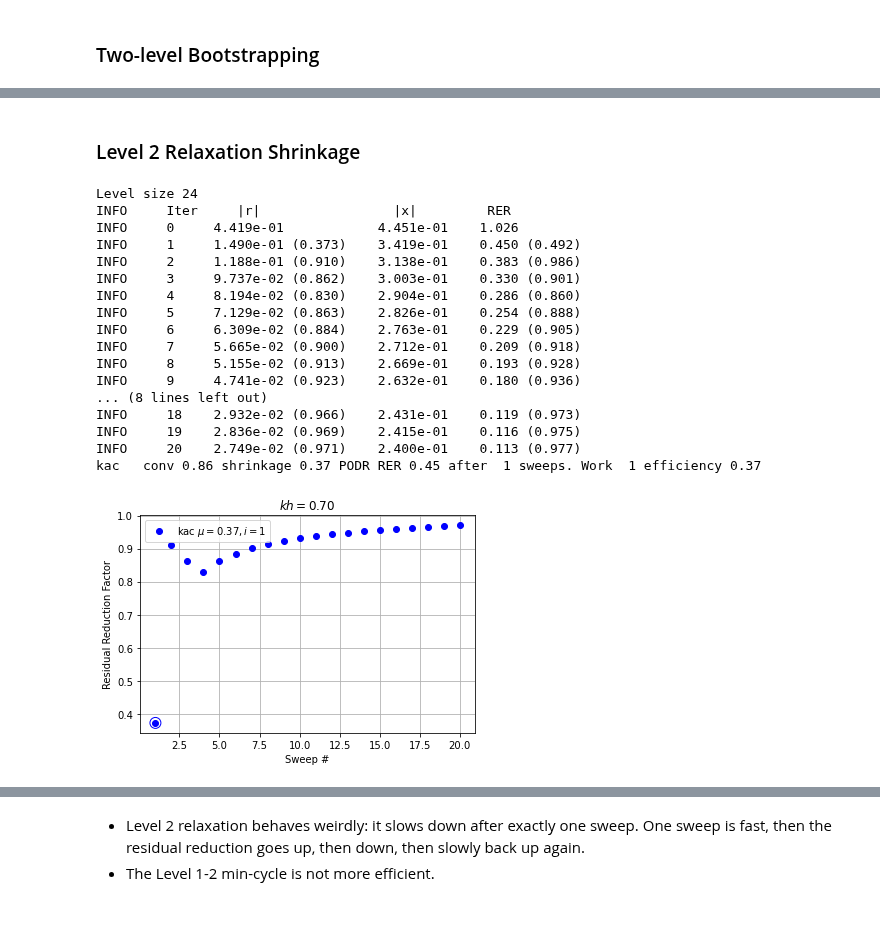
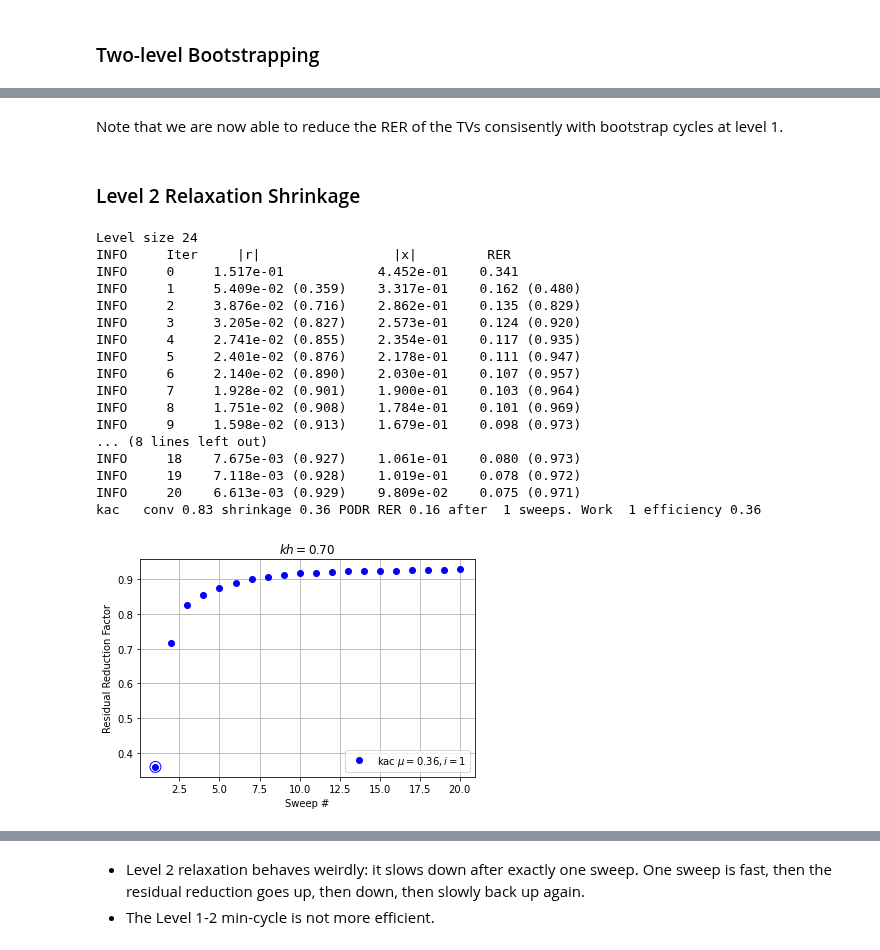
Before and after one commit to 436ahsan/Helmholtz, a Jupyter notebook: notebooks/multilevel_uniform_agg_size.ipynb, the cells around one changed output, grey strips where cells are left out. Saved outputs shown, nothing was run; the diff lists cells and outputs as text; code cells hidden in the pictures; blank space fills up the shorter version.

Commit message:
Got the entire setup phase to be automatic. Sometimes it leads to a good cycle, ometimes not, for the reptitive Helmholtz 1D case.

```diff
--- a/notebooks/multilevel_uniform_agg_size.ipynb
+++ b/notebooks/multilevel_uniform_agg_size.ipynb
@@ -63,7 +72,7 @@ Given an iterative method, we can calculate whether it's a good smoothing candid
 # %% [markdown]
 ### Relaxation Shrinkage Factor
 # %%
-kh_values = [0, 0.5]
+kh_values = [0, kh]
 fig, axs = plt.subplots(1, len(kh_values), figsize=(12, 4))
 
 kaczmarz = lambda a: hm.solve.relax.KaczmarzRelaxer(a, scipy.sparse.eye(a.shape[0]))
@@ -82,7 +91,7 @@ for kh_value, ax in zip(kh_values, axs):
         method = relax(a_kh)
         factor, num_sweeps, residual, conv, rer, conv_factor = hm.solve.smoothing.shrinkage_factor(
             operator, lambda x, b: method.step(x, b), (a_kh.shape[0], ),
-            print_frequency=None, max_sweeps=20, slow_conv_factor=1.1)
+            print_frequency=None, max_sweeps=20, slow_conv_factor=1.1, leeway_factor=leeway_factor)
         hm.solve.smoothing.plot_diminishing_returns_point(factor, num_sweeps, conv, ax, title=title, color=color)
         print("{:<5s} conv {:.2f} shrinkage {:.2f} PODR RER {:.2f} after {:>2d} sweeps. Work {:>2d} efficiency {:.2f}".format(
             title, conv_factor, factor, np.mean(rer[num_sweeps]), num_sweeps, work, np.mean(residual[num_sweeps] / residual[0]) ** (1/(num_sweeps * work))))
@@ -200,7 +210,7 @@ for i in range(num_bootstrap_steps):
     # Set relax_conv_factor to a high value so that we never append a bootstrap vector to the TV set.
     x, multilevel = hm.setup.auto_setup.bootstap(
         x, multilevel, num_levels, 2.0,
-        num_sweeps=num_sweeps, interpolation_method=interpolation_method)
+        num_sweeps=num_sweeps, interpolation_method=interpolation_method, neighborhood=neighborhood, repetitive=repetitive)
     x_log.append(x)
     r_log.append(multilevel.level[1].r)
     _LOGGER.info("RER {:.6f}".format(norm(a.dot(x)) / norm(x)))
@@ -222,0 +237,11 @@ INFO     -----------------------------------------------------------------------
+# %%
+p = multilevel.level[1].p
+r = multilevel.level[1].r
+x_fit, x_test = x[:, :-num_test_examples], x[:, -num_test_examples:]
+e = x - p.dot(r.dot(x))
+error = norm(e, axis=0) / norm(x, axis=0)
+error_a = norm(level.a.dot(e), axis=0) / norm(x, axis=0)
+print(error_a)
+print(e[2])
+print(p[2].todense())
+print(x[2])
@@ -285,19 +334,19 @@ INFO     Relax conv 0.95 shrinkage 0.71 PODR RER 0.05 after 9 sweeps. Work 3.5 e
 # %%
 num_examples = 20
 max_levels = 2
-num_bootstrap_steps = 3
+num_bootstrap_steps = 1
 
 x_log = []
 r_log = []
 
 # Initialize hierarchy to 1-level and fine-level test functions to random.
 finest = 0
-multilevel = hm.hierarchy.multilevel.Multilevel(level)
+multilevel1 = hm.hierarchy.multilevel.Multilevel(level)
 _LOGGER.info("Relax at level {} size {}".format(finest, level.size))
 b = np.zeros((level.a.shape[0], num_examples))
 factor, num_sweeps, residual, conv, rer, relax_conv_factor = hm.solve.smoothing.shrinkage_factor(
     level.operator, lambda x, b: level.relax(x, b), (level.a.shape[0], ),
-    print_frequency=None, max_sweeps=20, slow_conv_factor=1.1)
+    print_frequency=None, max_sweeps=20, slow_conv_factor=1.1, leeway_factor=leeway_factor)
 _LOGGER.info("Relax conv {:.2f} shrinkage {:.2f} PODR RER {:.2f} after {} sweeps. Work {:.1f} eff {:.2f}".format(
     relax_conv_factor, factor, np.mean(rer[num_sweeps]), num_sweeps, work, np.mean(residual[num_sweeps] / residual[0]) ** (1/(num_sweeps * work))))
 
@@ -319,12 +368,16 @@ _LOGGER.info("-" * 80)
 for i in range(num_bootstrap_steps):
     _LOGGER.info("Bootstrap step {}/{}".format(i + 1, num_bootstrap_steps))
     # Set relax_conv_factor to a high value so that we never append a bootstrap vector to the TV set.
-    x, multilevel = hm.setup.auto_setup.bootstap(
-        x, multilevel, num_levels, 2.0,
-        num_sweeps=num_sweeps, interpolation_method=interpolation_method)
+    x, multilevel1 = hm.setup.auto_setup.bootstap(
+        x, multilevel1, num_levels, 2.0,
+        num_sweeps=num_sweeps, interpolation_method=interpolation_method, neighborhood=neighborhood,
+        repetitive=repetitive)
     x_log.append(x)
-    r_log.append(multilevel.level[1].r)
+    r_log.append(multilevel1.level[1].r)
     _LOGGER.info("RER {:.6f}".format(norm(a.dot(x)) / norm(x)))
     _LOGGER.info("-" * 80)
+
+# Merge the 1-2 hierarchy into the 0-1 to create 0-1-2.
+multilevel.level.append(multilevel1.level[1])
 # %% [output]
 INFO     Relax at level 0 size 48
@@ -346,50 +402,52 @@ INFO     RER 0.054376
 INFO     --------------------------------------------------------------------------------
+# %% [markdown]
+Note that we are now able to reduce the RER of the TVs consisently with bootstrap cycles at level 1.
 # %% [markdown]
 ### Level 2 Relaxation Shrinkage
 # %%
-level = multilevel.level[1]
+level = multilevel.level[2]
 print("Level size {}".format(level.size))
 a = level.a
 x_random = hm.solve.run.random_test_matrix((a.shape[0],), num_examples=num_examples)
 b = np.zeros_like(x_random)
 
 work = 1
 fig, ax = plt.subplots(1, 1, figsize=(6, 4))
 title = "kac"
 relax = kaczmarz
 color = "blue"
 
 relax = lambda x, b: level.relax(x, b)
 factor, num_sweeps, residual, conv, rer, conv_factor = hm.solve.smoothing.shrinkage_factor(
     level.operator, relax, (a.shape[0], ), print_frequency=1, max_sweeps=20, slow_conv_factor=2,
-    num_examples=5)
+    num_examples=5, leeway_factor=leeway_factor)
 hm.solve.smoothing.plot_diminishing_returns_point(factor, num_sweeps, conv, ax, title=title, color=color)
 print("{:<5s} conv {:.2f} shrinkage {:.2f} PODR RER {:.2f} after {:>2d} sweeps. Work {:>2d} efficiency {:.2f}".format(
     title, conv_factor, factor, np.mean(rer[num_sweeps]), num_sweeps, work, np.mean(residual[num_sweeps] / residual[0]) ** (1/(num_sweeps * work))))
 
 ax.set_title(r"$kh = {:.2f}$".format(kh))
 ax.legend();
 
 nu_coarsest = num_sweeps
 # %% [output]
 Level size 24
 INFO     Iter     |r|                 |x|         RER
-INFO     0     4.419e-01            4.451e-01    1.026
-INFO     1     1.490e-01 (0.373)    3.419e-01    0.450 (0.492)
-INFO     2     1.188e-01 (0.910)    3.138e-01    0.383 (0.986)
-INFO     3     9.737e-02 (0.862)    3.003e-01    0.330 (0.901)
-INFO     4     8.194e-02 (0.830)    2.904e-01    0.286 (0.860)
-INFO     5     7.129e-02 (0.863)    2.826e-01    0.254 (0.888)
-INFO     6     6.309e-02 (0.884)    2.763e-01    0.229 (0.905)
-INFO     7     5.665e-02 (0.900)    2.712e-01    0.209 (0.918)
-INFO     8     5.155e-02 (0.913)    2.669e-01    0.193 (0.928)
-INFO     9     4.741e-02 (0.923)    2.632e-01    0.180 (0.936)
+INFO     0     1.517e-01            4.452e-01    0.341
+INFO     1     5.409e-02 (0.359)    3.317e-01    0.162 (0.480)
+INFO     2     3.876e-02 (0.716)    2.862e-01    0.135 (0.829)
+INFO     3     3.205e-02 (0.827)    2.573e-01    0.124 (0.920)
+INFO     4     2.741e-02 (0.855)    2.354e-01    0.117 (0.935)
+INFO     5     2.401e-02 (0.876)    2.178e-01    0.111 (0.947)
+INFO     6     2.140e-02 (0.890)    2.030e-01    0.107 (0.957)
+INFO     7     1.928e-02 (0.901)    1.900e-01    0.103 (0.964)
+INFO     8     1.751e-02 (0.908)    1.784e-01    0.101 (0.969)
+INFO     9     1.598e-02 (0.913)    1.679e-01    0.098 (0.973)
 ... (8 lines left out)
-INFO     18    2.932e-02 (0.966)    2.431e-01    0.119 (0.973)
-INFO     19    2.836e-02 (0.969)    2.415e-01    0.116 (0.975)
-INFO     20    2.749e-02 (0.971)    2.400e-01    0.113 (0.977)
-kac   conv 0.86 shrinkage 0.37 PODR RER 0.45 after  1 sweeps. Work  1 efficiency 0.37
+INFO     18    7.675e-03 (0.927)    1.061e-01    0.080 (0.973)
+INFO     19    7.118e-03 (0.928)    1.019e-01    0.078 (0.972)
+INFO     20    6.613e-03 (0.929)    9.809e-02    0.075 (0.971)
+kac   conv 0.83 shrinkage 0.36 PODR RER 0.16 after  1 sweeps. Work  1 efficiency 0.36
-[figure, old version]
+[figure, new version]
 # %%
 hm.solve.smoothing.check_relax_cycle_shrinkage(
     multilevel, max_sweeps=100,
```
Also changed, not shown: parts of 38 cells of this notebook, 19 other files.
